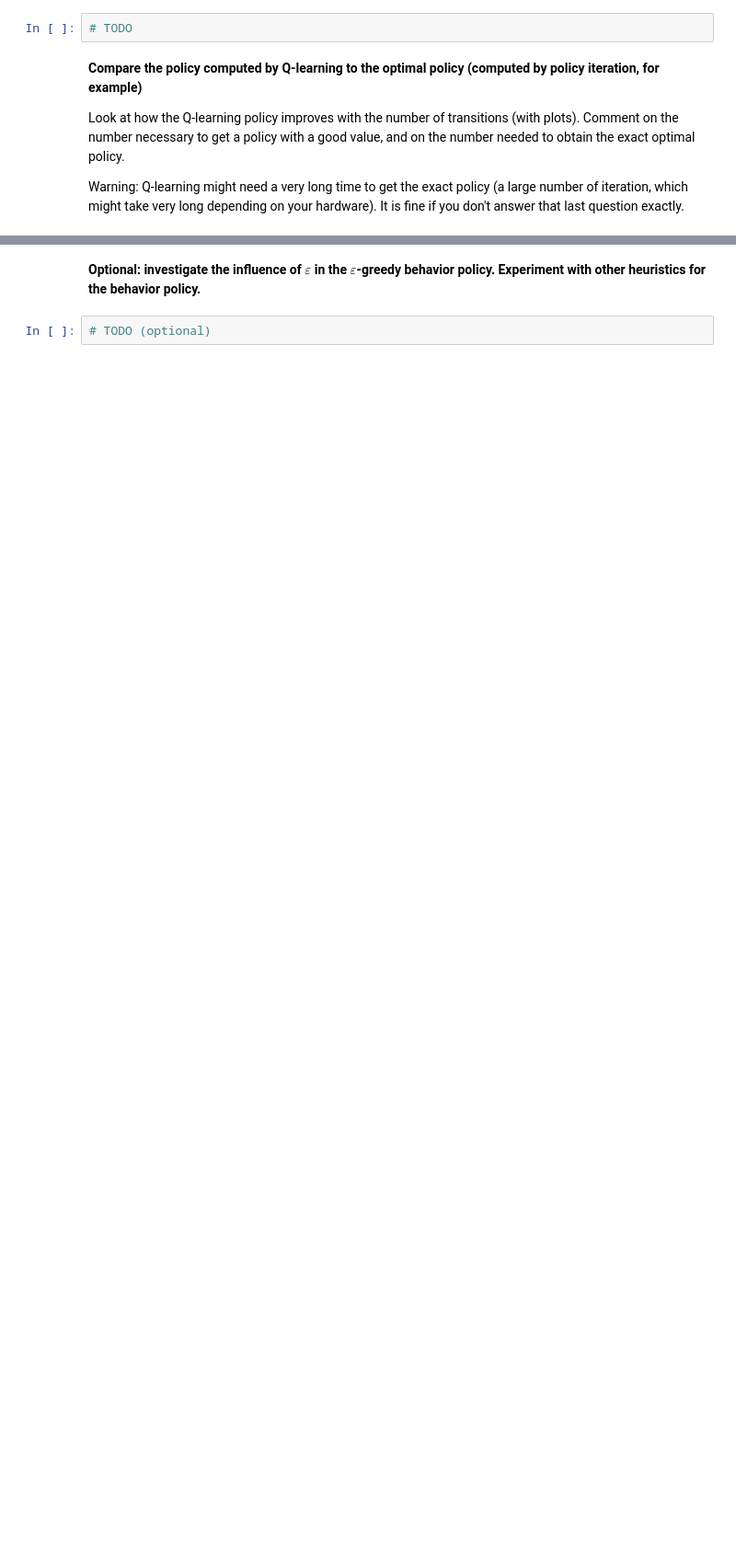
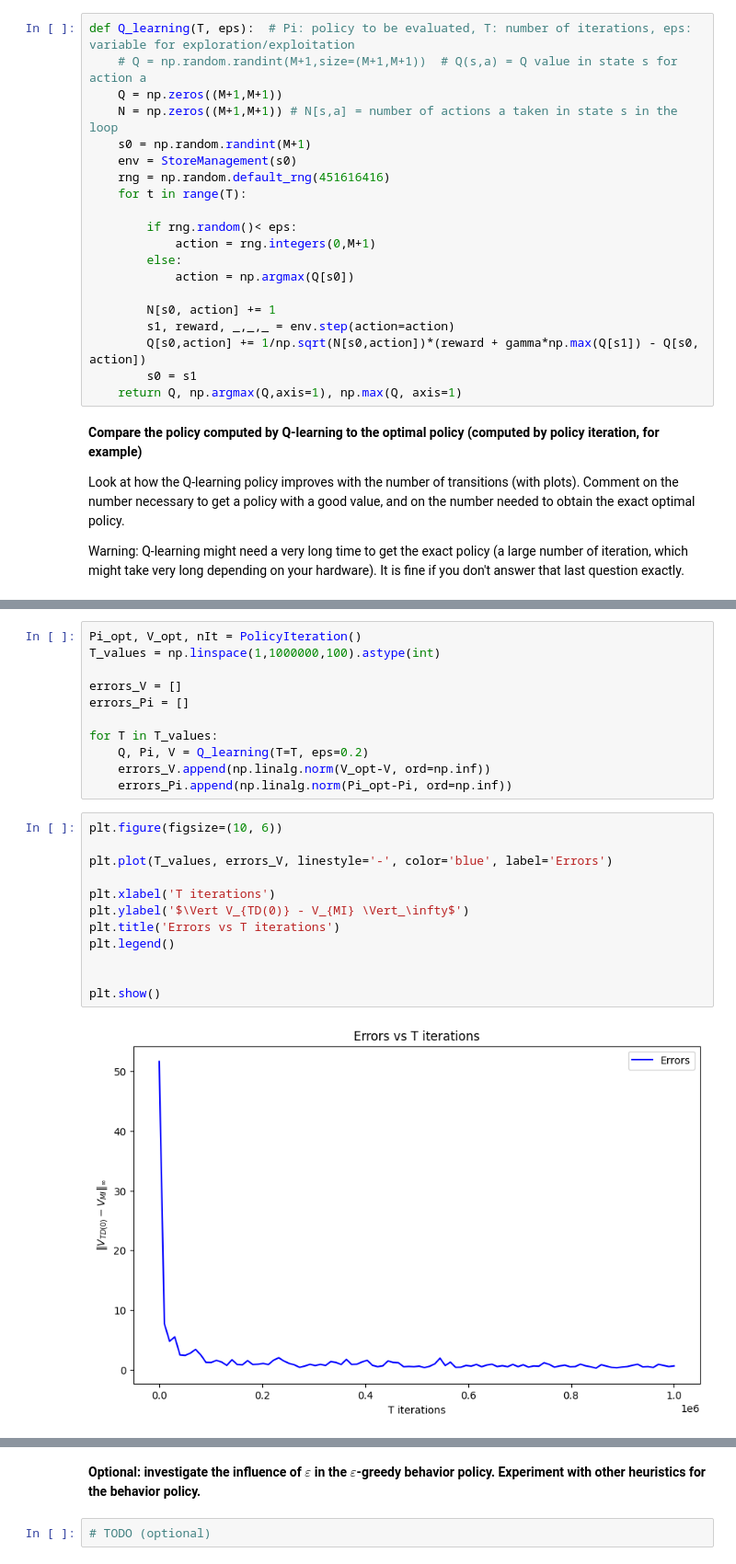
Before and after one commit to jeremdesno/python_sdia, a Jupyter notebook: RL/TD0_QLearning.ipynb, the cells around one changed output, grey strips where cells are left out. Shown at 92% size. Cells and saved outputs as stored; diff of their text form; blank space fills up the shorter version.

```diff
--- a/RL/TD0_QLearning.ipynb
+++ b/RL/TD0_QLearning.ipynb
@@ -444,7 +460,25 @@ See lecture 3 for a detailed pseudo-code.
 
 Take inspiration from your TD(0) code. For the behavior policy, use $\varepsilon$-greedy: with probability $1 - \varepsilon$, take the greedy(Q) action, and with probability $\varepsilon$, take a random action.
 # %%
-# TODO
+def Q_learning(T, eps):  # Pi: policy to be evaluated, T: number of iterations, eps: variable for exploration/exploitation
+    # Q = np.random.randint(M+1,size=(M+1,M+1))  # Q(s,a) = Q value in state s for action a
+    Q = np.zeros((M+1,M+1))
+    N = np.zeros((M+1,M+1)) # N[s,a] = number of actions a taken in state s in the loop
+    s0 = np.random.randint(M+1)
+    env = StoreManagement(s0)
+    rng = np.random.default_rng(451616416)
+    for t in range(T):
+
+        if rng.random()< eps:
+            action = rng.integers(0,M+1)
+        else:
+            action = np.argmax(Q[s0])
+
+        N[s0, action] += 1
+        s1, reward, _,_,_ = env.step(action=action)
+        Q[s0,action] += 1/np.sqrt(N[s0,action])*(reward + gamma*np.max(Q[s1]) - Q[s0, action])
+        s0 = s1
+    return Q, np.argmax(Q,axis=1), np.max(Q, axis=1)
 # %% [markdown]
 **Compare the policy computed by Q-learning to the optimal policy (computed by policy iteration, for example)**
 
@@ -455,0 +488,25 @@ Warning: Q-learning might need a very long time to get the exact policy (a large
+# %%
+Pi_opt, V_opt, nIt = PolicyIteration()
+T_values = np.linspace(1,1000000,100).astype(int)
+
+errors_V = []
+errors_Pi = []
+
+for T in T_values:
+    Q, Pi, V = Q_learning(T=T, eps=0.2)
+    errors_V.append(np.linalg.norm(V_opt-V, ord=np.inf))
+    errors_Pi.append(np.linalg.norm(Pi_opt-Pi, ord=np.inf))
+# %%
+plt.figure(figsize=(10, 6))
+
+plt.plot(T_values, errors_V, linestyle='-', color='blue', label='Errors')
+
+plt.xlabel('T iterations')
+plt.ylabel('$\Vert V_{TD(0)} - V_{MI} \Vert_\infty$')
+plt.title('Errors vs T iterations')
+plt.legend()
+
+
+plt.show()
+# %% [output]
+[figure, added]
```
Also changed, not shown: parts of 9 cells of this notebook.
